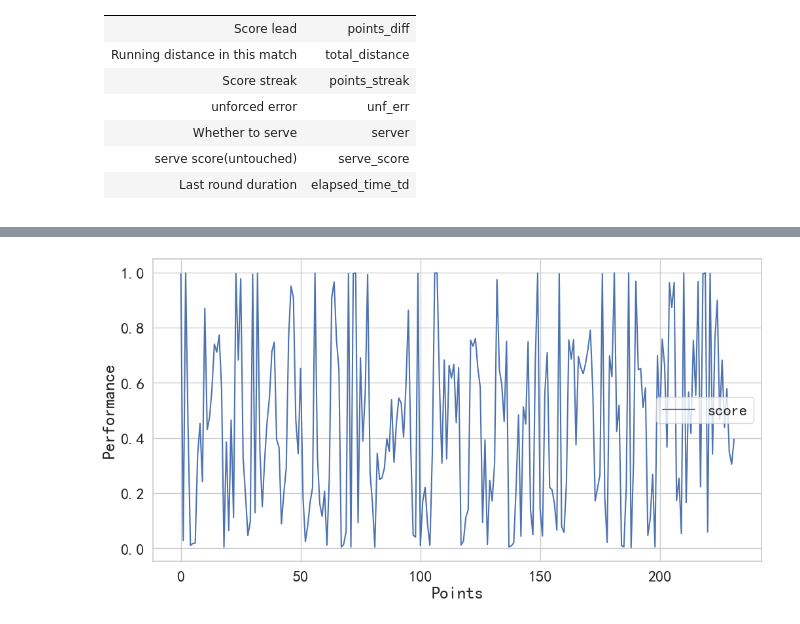
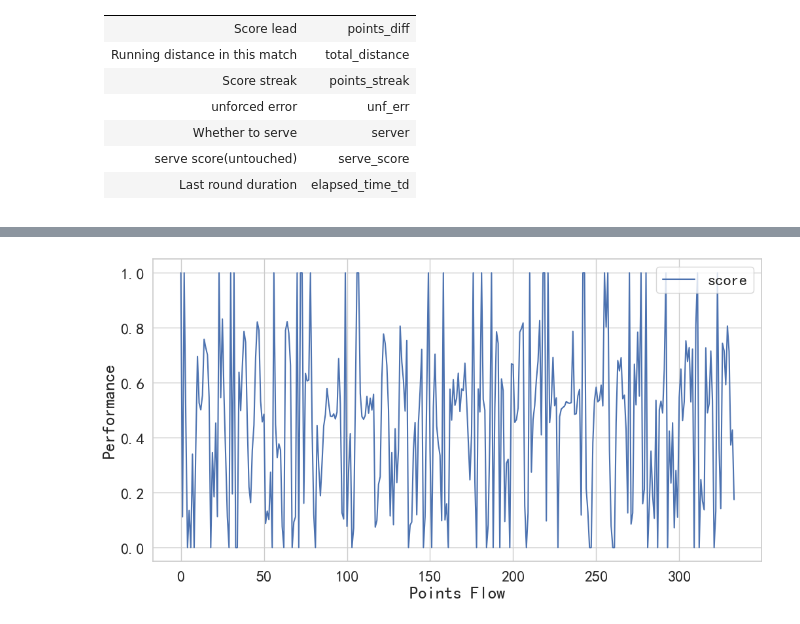
Before and after one commit to Jack-Huang02/MCM-C-Momentum-in-Tennis, a Jupyter notebook: tennis.ipynb, the cells around one changed output, grey strips where cells are left out. Saved outputs shown, nothing was run; the diff lists cells and outputs as text; code cells hidden in the pictures.

```diff
--- a/tennis.ipynb
+++ b/tennis.ipynb
@@ -38,6 +38,7 @@ Therefore, we will process the original data to obtain the following **evaluatio
 # %%
 path = 'E:\MEM-Problem-C\data\data_processed.csv'
 dataset = pd.read_csv(path)
-data = dataset
-dataset
+dataset = dataset.drop(['match_id'], axis=1)
+data = pd.read_csv(path)
+dataset = dataset[:6950]
 # %% [output]
@@ -166,9 +179,9 @@ You can set `force_col_wise=true` to remove the overhead.
 # %%
-index = data[data.match_id==6].reset_index(drop=True).index
+index = data[data.match_id==30].reset_index(drop=True).index
 test = dataset.iloc[index]
 print(index)
 train = dataset.drop(index,axis=0)
-model = LGBMClassifier(random_state=30)
+model = MLPClassifier(random_state=60)
 model.fit(train[columns].values,train['p1_label'].values)
 pred = model.predict_proba(test[columns].values)
 pred = pd.DataFrame({'score':pred[:,0]})
@@ -184,17 +190,16 @@ You can set `force_col_wise=true` to remove the overhead.
 # %%
 import seaborn as sns
 sns.set(font= "simhei",style="whitegrid",font_scale=1.6)
 import matplotlib
 matplotlib.rcParams['axes.unicode_minus']=False # 解决坐标轴的负号显示问题
 import matplotlib.pyplot as plt
-import plotly.express as px
 
-#不同蔬菜品类的数量分布
+
 pred.plot(kind = "line",figsize = (12,6)) #颜色,matplotlib
 plt.xticks(rotation=0)
-plt.xlabel("Points")
+plt.xlabel("Points Flow")
 plt.ylabel("Performance")
-plt.savefig('results\\match_flow.png',dpi=500)
+plt.savefig('results\\match_flow_prediction.png',dpi=500)
 plt.show()
 # %% [output]
-[figure, old version]
+[figure, new version]
```
Also changed, not shown: parts of 7 cells of this notebook.
